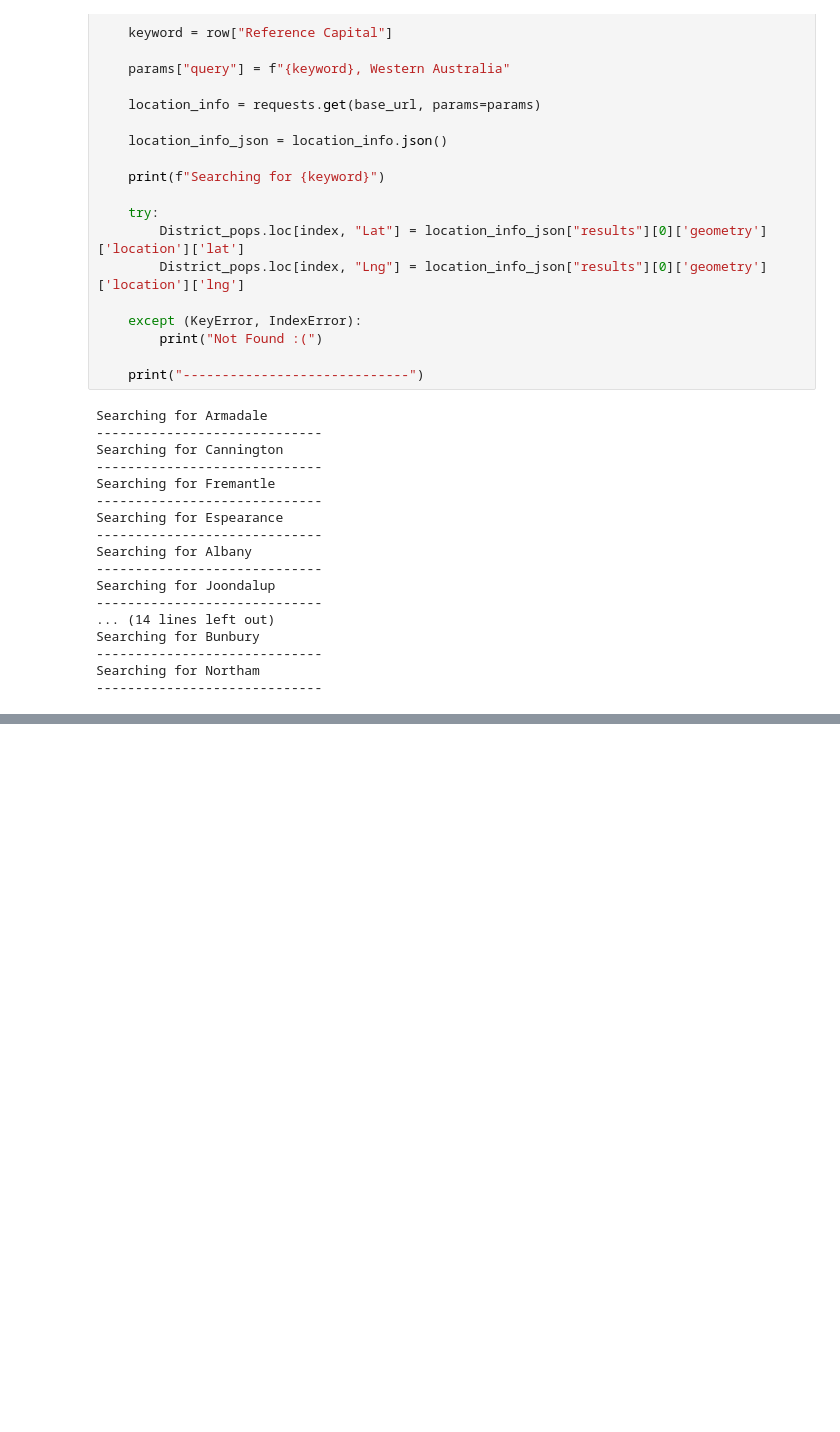
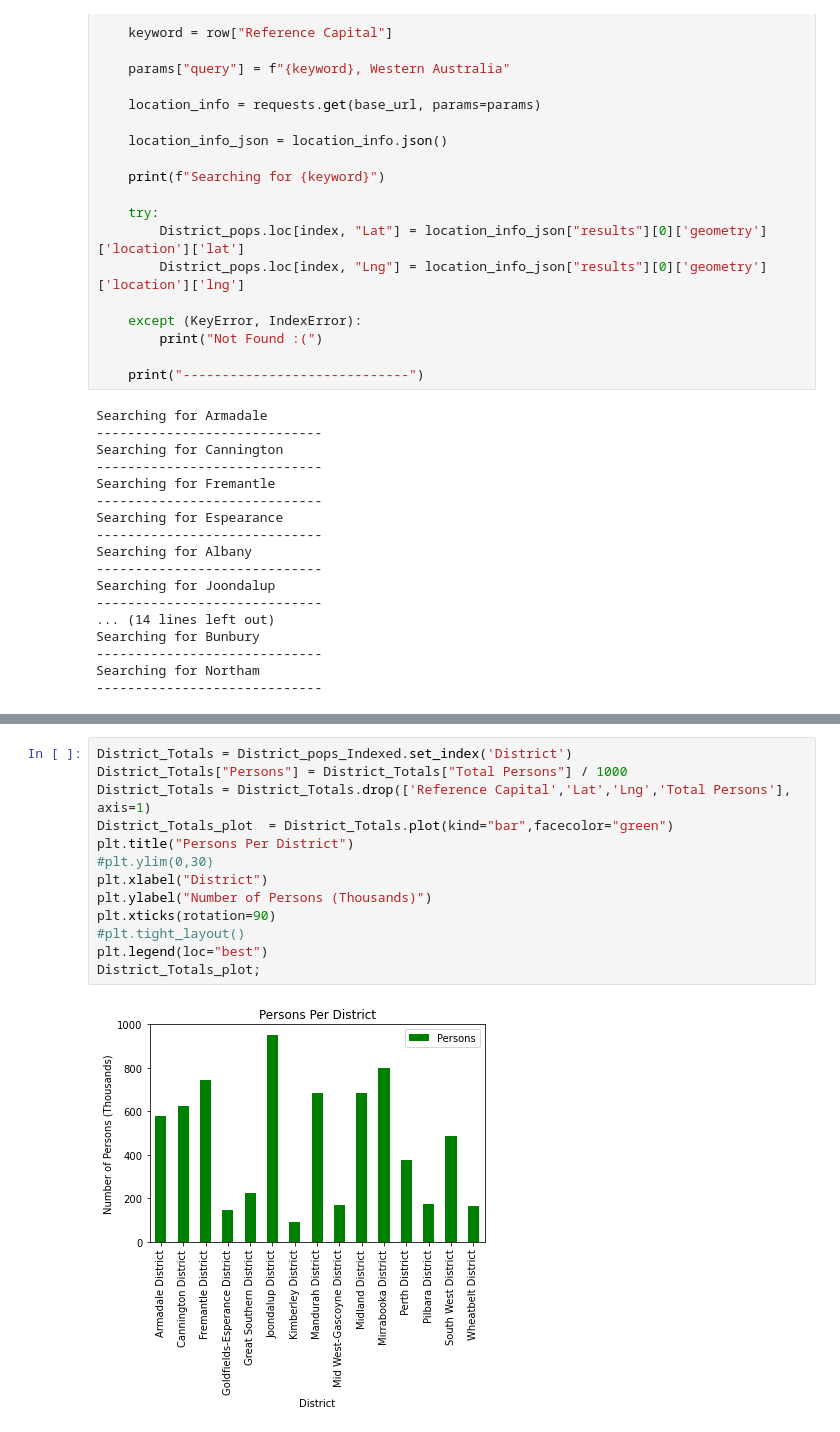
Before and after one commit to natalieddavies/BootcampProject1, a Jupyter notebook: Total_Persons.ipynb, the cells around one changed output, grey strips where cells are left out. Cells and saved outputs as stored; diff of their text form; blank space fills up the shorter version.

Commit message:
Created Visuals

```diff
--- a/Total_Persons.ipynb
+++ b/Total_Persons.ipynb
@@ -286,3 +288,18 @@ fig.add_layer(markers)
 fig
 # %% [output]
 Figure(layout=FigureLayout(border='1px solid black', height='800px', margin='0 auto 0 auto', padding='1px', wi…
+# %%
+District_Totals = District_pops_Indexed.set_index('District')
+District_Totals["Persons"] = District_Totals["Total Persons"] / 1000
+District_Totals = District_Totals.drop(['Reference Capital','Lat','Lng','Total Persons'], axis=1)
+District_Totals_plot  = District_Totals.plot(kind="bar",facecolor="green")
+plt.title("Persons Per District")
+#plt.ylim(0,30)
+plt.xlabel("District")
+plt.ylabel("Number of Persons (Thousands)")
+plt.xticks(rotation=90)
+#plt.tight_layout()
+plt.legend(loc="best")
+District_Totals_plot;
+# %% [output]
+[figure, added]
```
Also changed, not shown: parts of 4 cells of this notebook.
